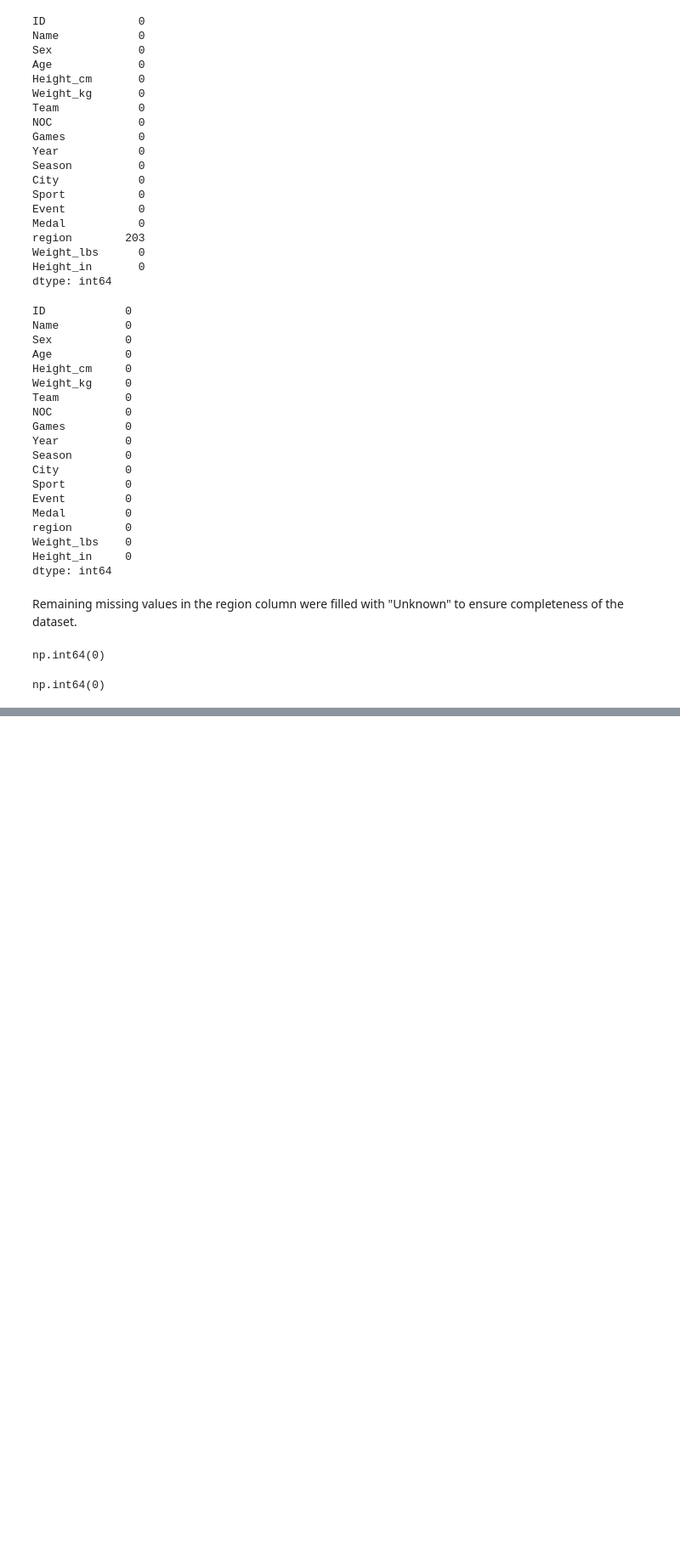
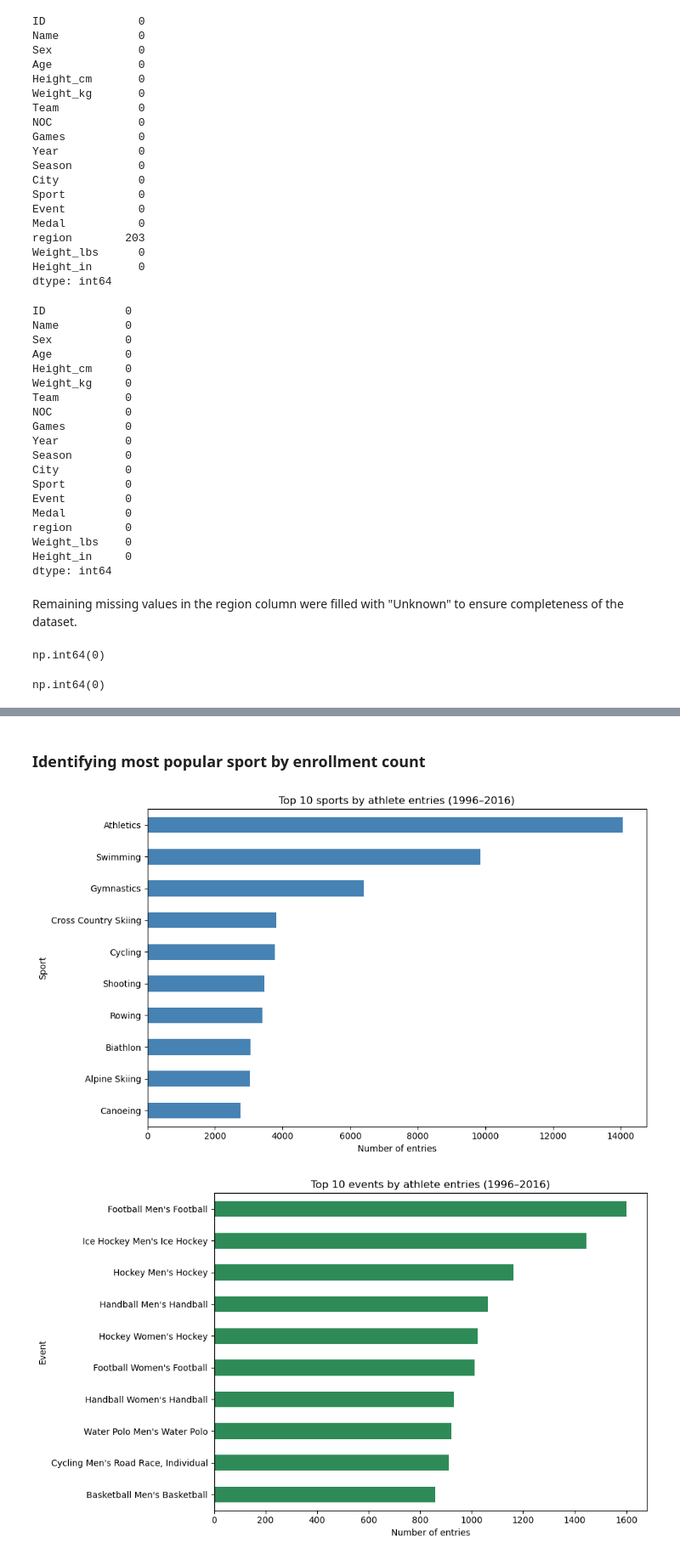
Before and after one commit to aramsay1026/ad450-data-analysis-project, a Jupyter notebook: notebooks/02_data_cleaning.ipynb, the cells around one changed output, grey strips where cells are left out. Shown at 85% size. Cells and saved outputs as stored; diff of their text form; code cells hidden in the pictures; blank space fills up the shorter version.

```diff
--- a/notebooks/02_data_cleaning.ipynb
+++ b/notebooks/02_data_cleaning.ipynb
@@ -263,0 +342,25 @@ df.to_csv("../data/cleaned/cleaned_olympics_data.csv", index=False)
+# %% [markdown]
+### Identifying most popular sport by enrollment count
+# %%
+# Top 10 sports
+top_sports = df["Sport"].value_counts().head(10)
+
+top_sports.plot(kind="barh", figsize=(10, 6), color="steelblue")
+plt.title("Top 10 sports by athlete entries (1996–2016)")
+plt.xlabel("Number of entries")
+plt.gca().invert_yaxis()
+plt.tight_layout()
+plt.show()
+
+# Top 10 events
+top_events = df["Event"].value_counts().head(10)
+
+top_events.plot(kind="barh", figsize=(10, 6), color="seagreen")
+plt.title("Top 10 events by athlete entries (1996–2016)")
+plt.xlabel("Number of entries")
+plt.gca().invert_yaxis()
+plt.tight_layout()
+plt.show()
+# %% [output]
+[figure, added]
+[figure, added]
```
Also changed, not shown: parts of 14 cells of this notebook, 3 other files.
